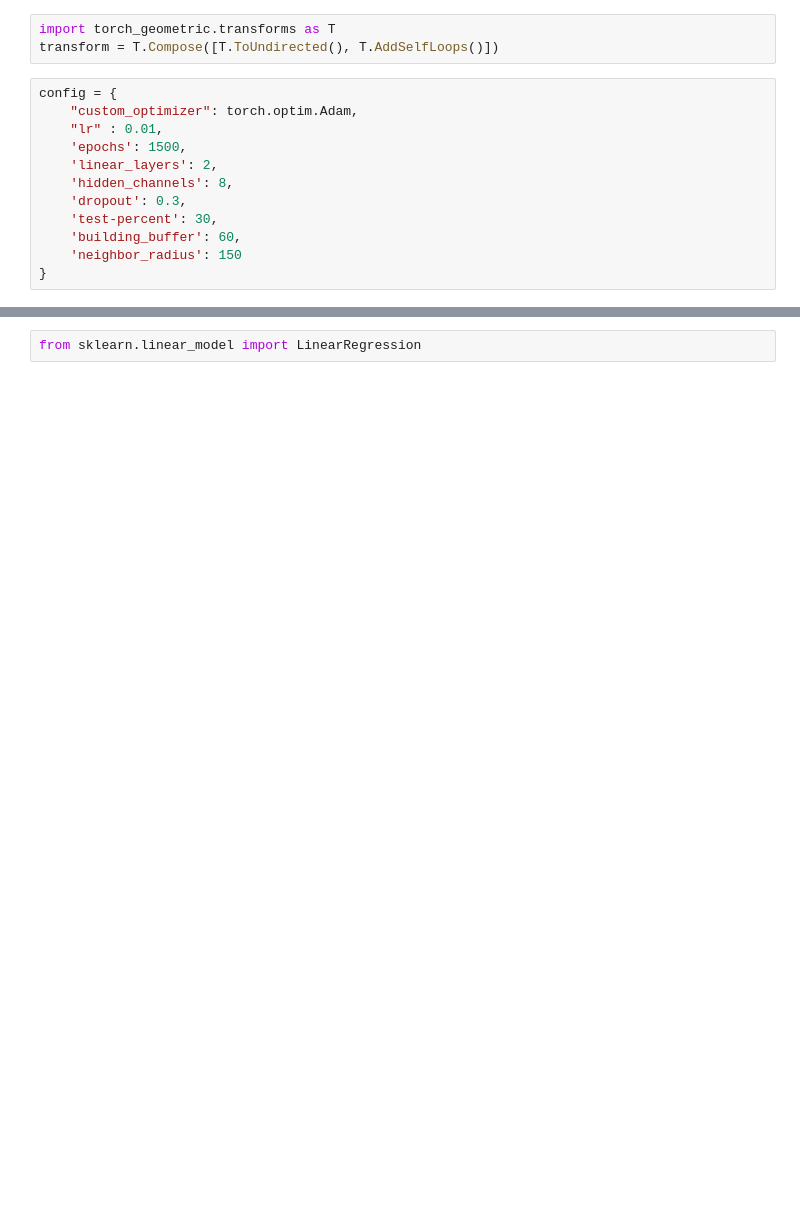
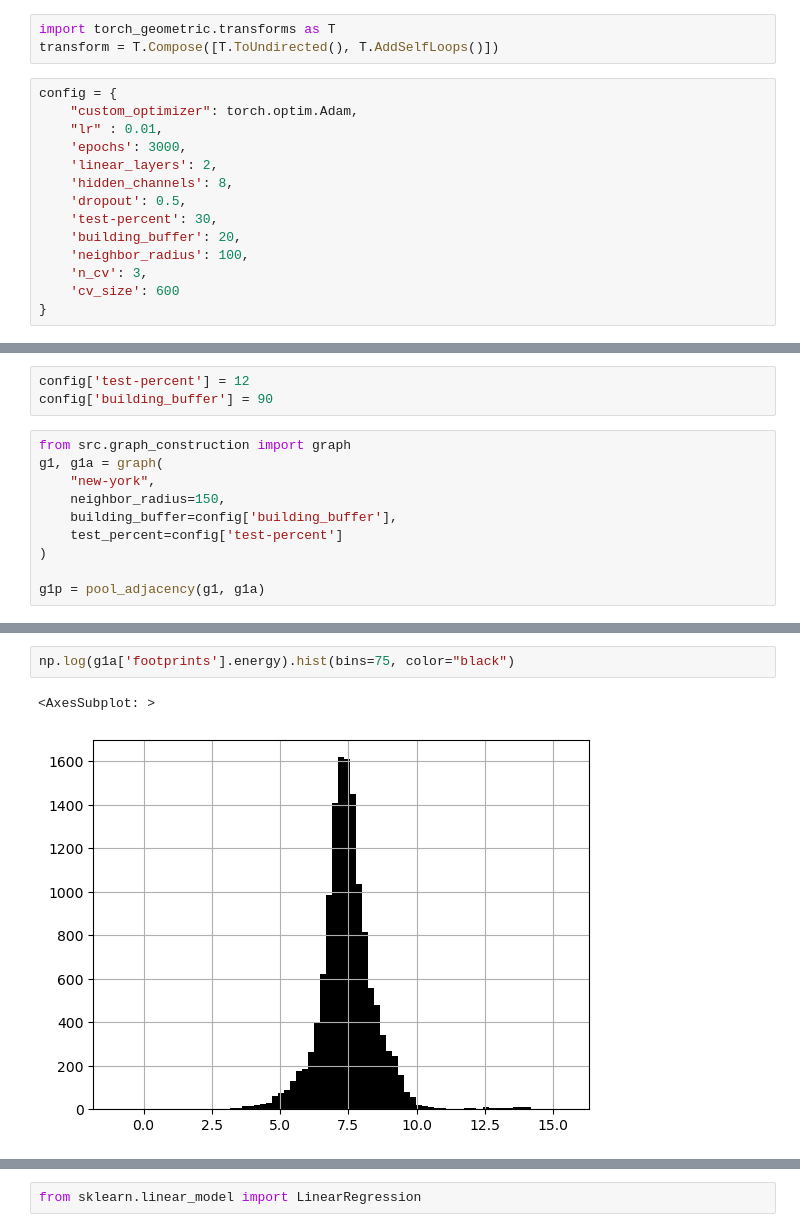
Before and after one commit to trdougherty/GRIDS, a Jupyter notebook: p1_generalbenefits.ipynb, the cells around one changed output, grey strips where cells are left out. Drawn from its saved outputs; the diff is of its cells as text; blank space fills up the shorter version.

```diff
--- a/p1_generalbenefits.ipynb
+++ b/p1_generalbenefits.ipynb
@@ -28,11 +41,13 @@ transform = T.Compose([T.ToUndirected(), T.AddSelfLoops()])
 config = {
     "custom_optimizer": torch.optim.Adam,
     "lr" : 0.01,
-    'epochs': 1500,
+    'epochs': 3000,
     'linear_layers': 2,
     'hidden_channels': 8,
-    'dropout': 0.3,
+    'dropout': 0.5,
     'test-percent': 30,
-    'building_buffer': 60,
-    'neighbor_radius': 150
+    'building_buffer': 20,
+    'neighbor_radius': 100,
+    'n_cv': 3,
+    'cv_size': 600
 }
@@ -38,0 +77,13 @@ config = {
+# %%
+config['test-percent'] = 12
+config['building_buffer'] = 90
+# %%
+from src.graph_construction import graph
+g1, g1a = graph(
+    "new-york",
+    neighbor_radius=150,
+    building_buffer=config['building_buffer'],
+    test_percent=config['test-percent']
+)
+
+g1p = pool_adjacency(g1, g1a)
@@ -38,0 +117,5 @@ config = {
+# %%
+np.log(g1a['footprints'].energy).hist(bins=75, color="black")
+# %% [output]
+<AxesSubplot: >
+[figure, added]
```
Also changed, not shown: parts of 131 cells of this notebook, 21 other files.
